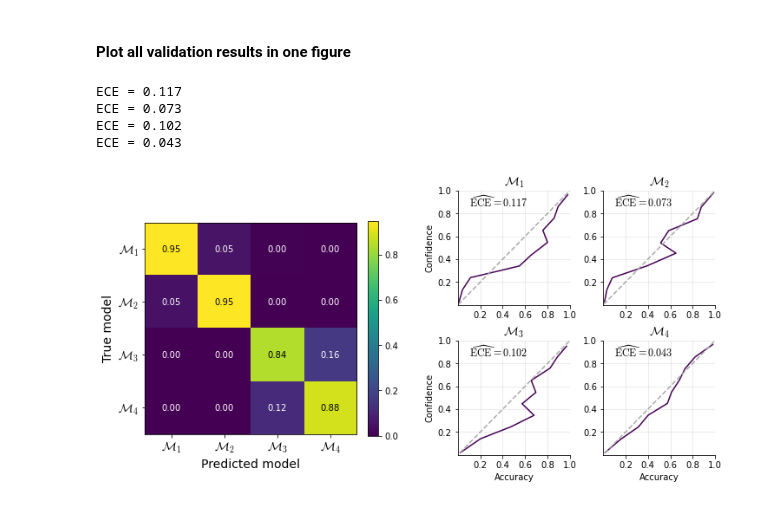
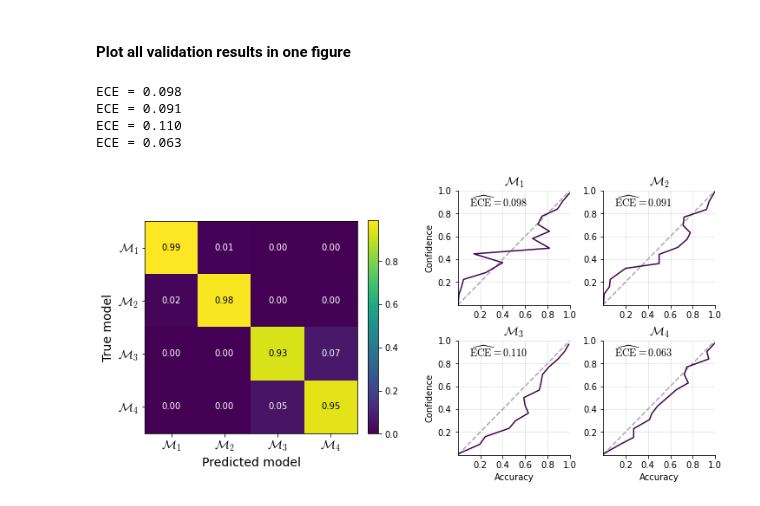
Before and after one commit to elseml/DeepHierarchicalModelComparison, a Jupyter notebook: notebooks/03_levy_flight_application/04_validate_networks.ipynb, the cells around one changed output. Drawn from its saved outputs; the diff is of its cells as text; code cells hidden in the pictures.

```diff
--- a/notebooks/03_levy_flight_application/04_validate_networks.ipynb
+++ b/notebooks/03_levy_flight_application/04_validate_networks.ipynb
@@ -34,7 +34,7 @@ plt.rcParams['figure.facecolor'] = 'w'
 # %% [markdown]
 ## Load in data
 # %%
-levy_sims_folder = "c:\\Users\\lasse\\documents\\hierarchical model comparison project\\data\\03_levy_flight_application"
+levy_sims_folder = "c:\\Users\\lasse\\documents\\hierarchical model comparison project\\data\\03_levy_flight_application\\uniform_alpha_prior"
 
 val_indices_900_filename = "val_indices_900_trials.npy"
 val_datasets_900_filename = "val_datasets_900_trials.npy"
@@ -171,13 +204,13 @@ uniques_per_row = [len(np.unique(probs_900[row,:])) for row in range(probs_900.s
 # %%
 labels = ['$\mathcal{M}_1$',
           '$\mathcal{M}_2$',
           '$\mathcal{M}_3$',
           '$\mathcal{M}_4$']
 
-plot_validation_results(true_models=val_indices_900, preds=probs_900, labels=labels, save=True)
+plot_validation_results(true_models=val_indices_900, preds=probs_900, labels=labels, save=False)
 # %% [output]
-ECE = 0.117
-ECE = 0.073
-ECE = 0.102
-ECE = 0.043
+ECE = 0.098
+ECE = 0.091
+ECE = 0.110
+ECE = 0.063
-[figure, old version]
+[figure, new version]
```
Also changed, not shown: parts of 8 cells of this notebook, 1 other file.
